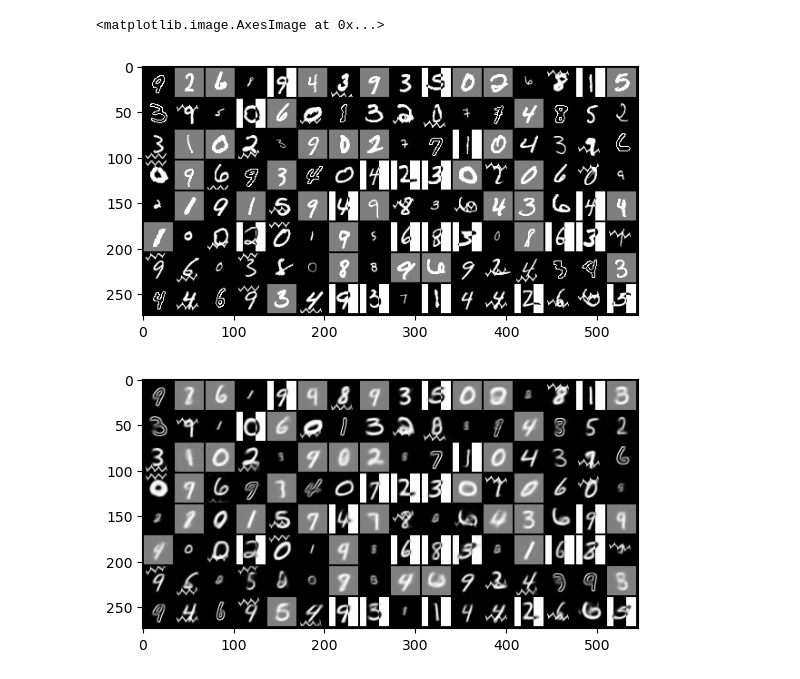
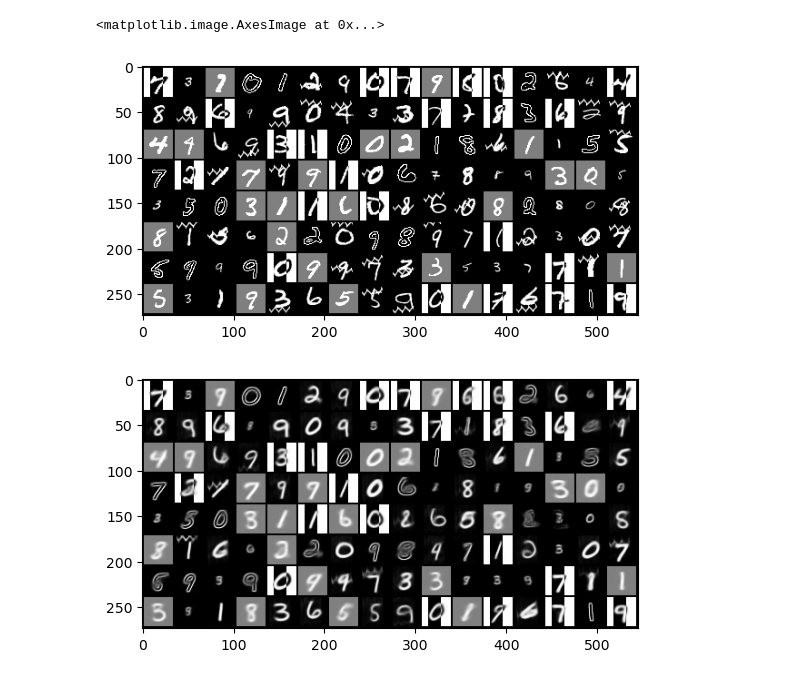
Before and after one commit to scotsun/resnet-vae, a Jupyter notebook: demo.ipynb, the cells around one changed output. Cells and saved outputs as stored; diff of their text form; code cells hidden in the pictures.

```diff
--- a/demo.ipynb
+++ b/demo.ipynb
@@ -84,2 +78,2 @@ val_recontr_loss=32.306, val_kl=6.866
 # %%
-mlflow.pytorch.load_model('runs:/e86b08ad4dc14a75b5be44b39d175e4d/model')
+best_model = mlflow.pytorch.load_model('runs:/8bd8d99eae684e05b416292aad162b59/best_model')
@@ -105,14 +91,15 @@ VAE(
 import matplotlib.pyplot as plt
 from torchvision.utils import make_grid
 # %%
-x = next(iter(train_loader))[0].to("cuda")
+x = next(iter(test_loader))[0].to("cuda")
 plt.imshow(make_grid(x, nrow=16).cpu().permute(1,2,0))
 # %% [output]
 <matplotlib.image.AxesImage at 0x...>
-[figure, old version]
+[figure, new version]
 # %%
 with torch.no_grad():
-    xhat = vae(x)[0]
+    best_model.eval()
+    xhat, _, z = best_model(x, explicit=True)
     plt.imshow(make_grid(xhat, nrow=16).cpu().permute(1,2,0))
 # %% [output]
-[figure, old version]
+[figure, new version]
```
Also changed, not shown: parts of 12 cells of this notebook, 2 other files.
